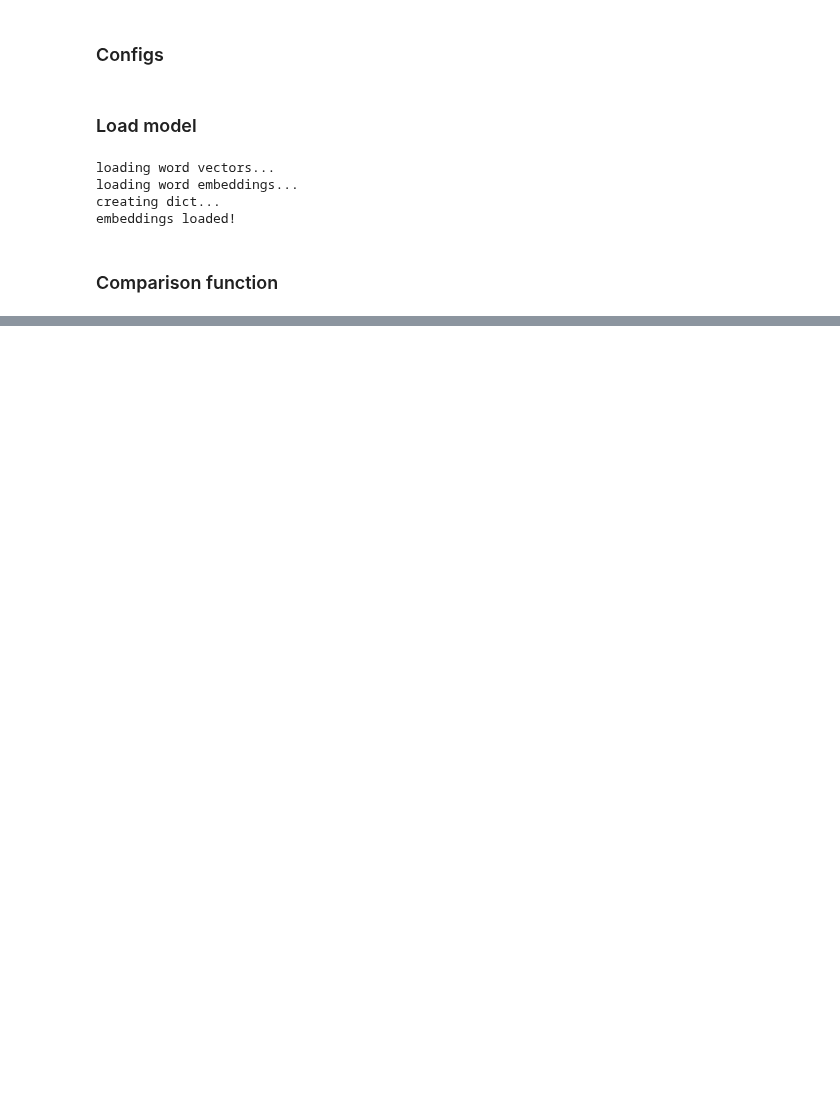
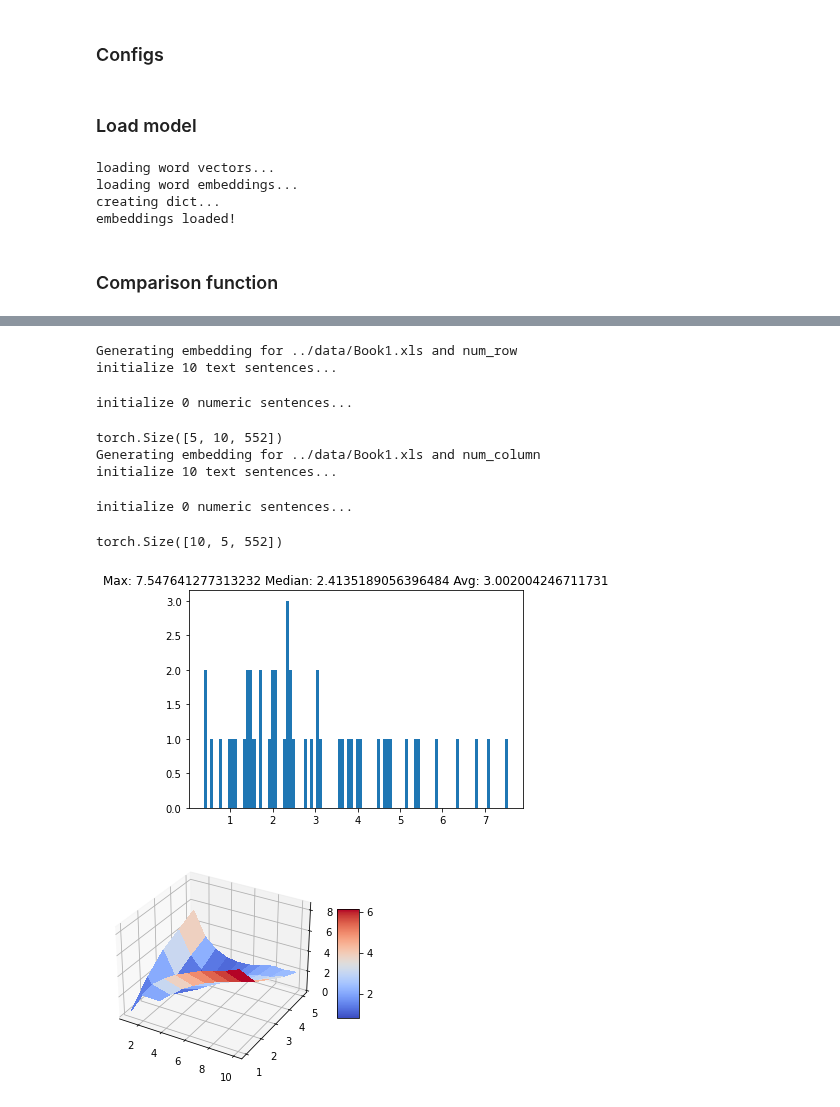
Before and after one commit to abhinav-kumar-thakur/TabularCellTypeClassification, a Jupyter notebook: notebooks/compare_generated_embeddings.ipynb, the cells around one changed output, grey strips where cells are left out. Saved outputs shown, nothing was run; the diff lists cells and outputs as text; code cells hidden in the pictures; blank space fills up the shorter version.

```diff
--- a/notebooks/compare_generated_embeddings.ipynb
+++ b/notebooks/compare_generated_embeddings.ipynb
@@ -113,0 +89,13 @@ torch.Size([38, 15, 552])
+# %%
+compare_embeddings_when_transposed(model, '../data/Book1.xls', '../data/Book1.xls', 'num_row', 'num_column')
+# %% [output]
+Generating embedding for ../data/Book1.xls and num_row
+initialize 10 text sentences...
+initialize 0 numeric sentences...
+torch.Size([5, 10, 552])
+Generating embedding for ../data/Book1.xls and num_column
+initialize 10 text sentences...
+initialize 0 numeric sentences...
+torch.Size([10, 5, 552])
+[figure, added]
+[figure, added]
```
Also changed, not shown: parts of 8 cells of this notebook, 3 other files.
